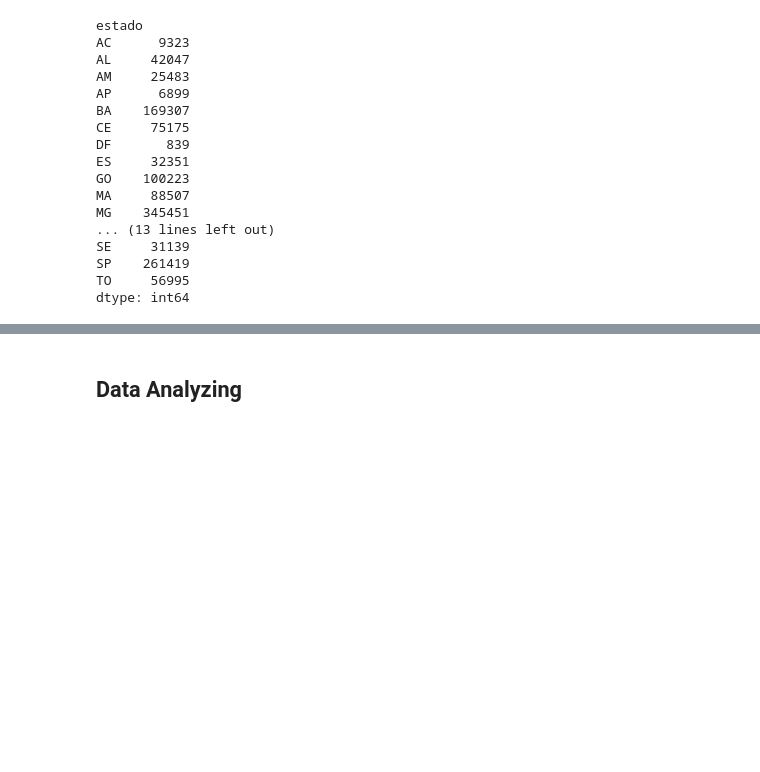
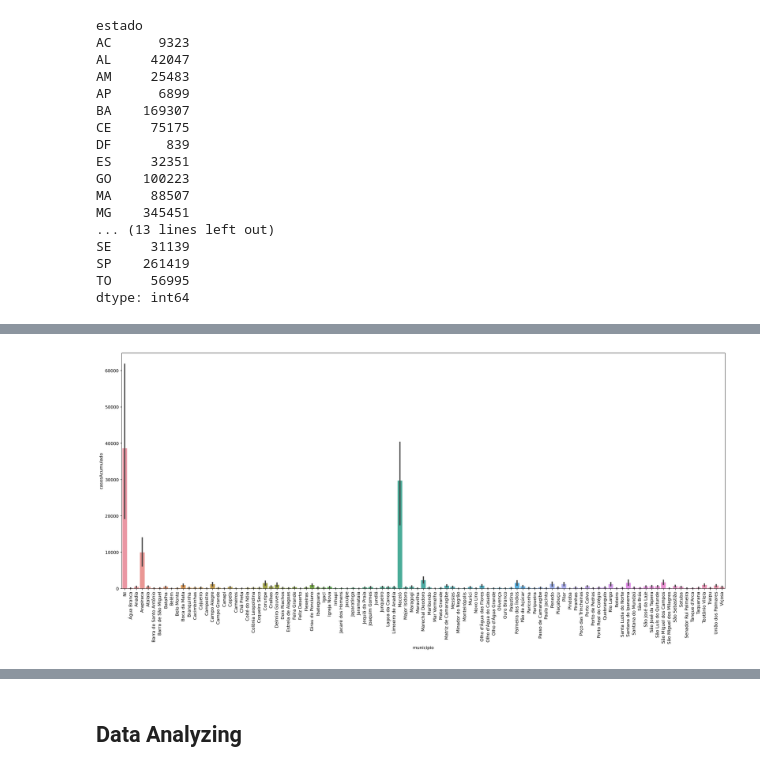
Before and after one commit to Carlos-Xavier/DataScienceUfal, a Jupyter notebook: project.ipynb, the cells around one changed output, grey strips where cells are left out. Cells and saved outputs as stored; diff of their text form; code cells hidden in the pictures; blank space fills up the shorter version.

```diff
--- a/project.ipynb
+++ b/project.ipynb
@@ -156,0 +230,9 @@ a.plot.bar(figsize=(25,10))
+# %%
+temp = filtro_mes()
+
+plt.figure(figsize=(25,10), dpi=256)
+sns.barplot(x='municipio',y='casosAcumulado',data=temp)
+plt.xticks(rotation=90)
+plt.show()
+# %% [output]
+[figure, added]
```
Also changed, not shown: parts of 13 cells of this notebook.
